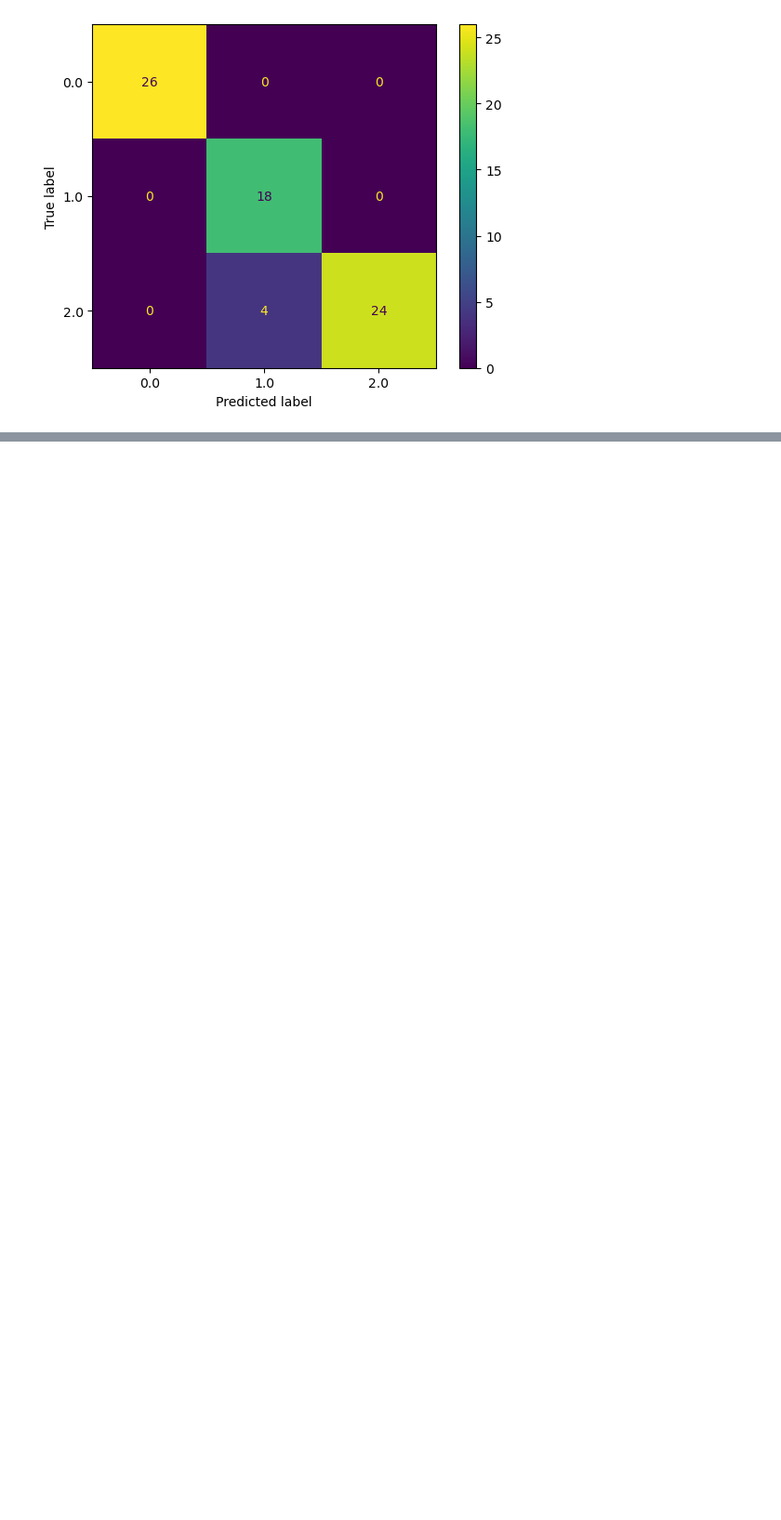
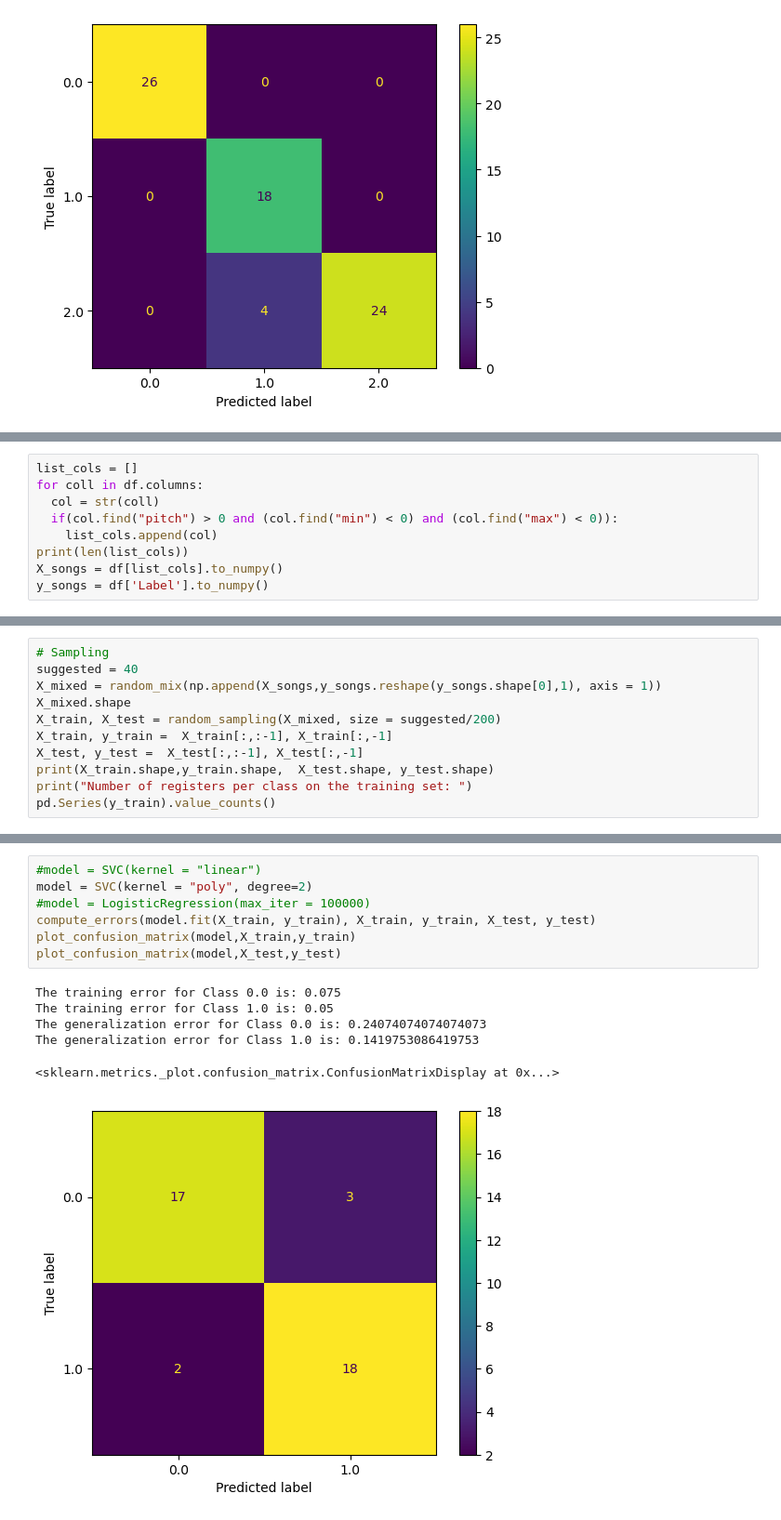
Before and after one commit to IsitaRex/Supervising-My-Musical-Taste, a Jupyter notebook: supervising_my_musical_taste.ipynb, the cells around one changed output, grey strips where cells are left out. Shown: that part at 93% size. Cells and saved outputs as stored; diff of their text form; blank space fills up the shorter version.

```diff
--- a/supervising_my_musical_taste.ipynb
+++ b/supervising_my_musical_taste.ipynb
@@ -341,0 +361,9 @@ The generalization error for Class 2.0 is: 0.05555555555555555
+# %%
+list_cols = []
+for coll in df.columns:
+  col = str(coll)
+  if(col.find("pitch") > 0 and (col.find("min") < 0) and (col.find("max") < 0)):
+    list_cols.append(col)
+print(len(list_cols))
+X_songs = df[list_cols].to_numpy()
+y_songs = df['Label'].to_numpy()
@@ -341,0 +372,11 @@ The generalization error for Class 2.0 is: 0.05555555555555555
+# %%
+# Sampling
+suggested = 40
+X_mixed = random_mix(np.append(X_songs,y_songs.reshape(y_songs.shape[0],1), axis = 1))
+X_mixed.shape
+X_train, X_test = random_sampling(X_mixed, size = suggested/200)
+X_train, y_train =  X_train[:,:-1], X_train[:,-1]
+X_test, y_test =  X_test[:,:-1], X_test[:,-1]
+print(X_train.shape,y_train.shape,  X_test.shape, y_test.shape)
+print("Number of registers per class on the training set: ")
+pd.Series(y_train).value_counts()
@@ -341,0 +389,14 @@ The generalization error for Class 2.0 is: 0.05555555555555555
+# %%
+#model = SVC(kernel = "linear")
+model = SVC(kernel = "poly", degree=2)
+#model = LogisticRegression(max_iter = 100000)
+compute_errors(model.fit(X_train, y_train), X_train, y_train, X_test, y_test)
+plot_confusion_matrix(model,X_train,y_train)
+plot_confusion_matrix(model,X_test,y_test)
+# %% [output]
+The training error for Class 0.0 is: 0.075
+The training error for Class 1.0 is: 0.05
+The generalization error for Class 0.0 is: 0.24074074074074073
+The generalization error for Class 1.0 is: 0.1419753086419753
+<sklearn.metrics._plot.confusion_matrix.ConfusionMatrixDisplay at 0x...>
+[figure, added]
```
Also changed, not shown: parts of 16 cells of this notebook.
